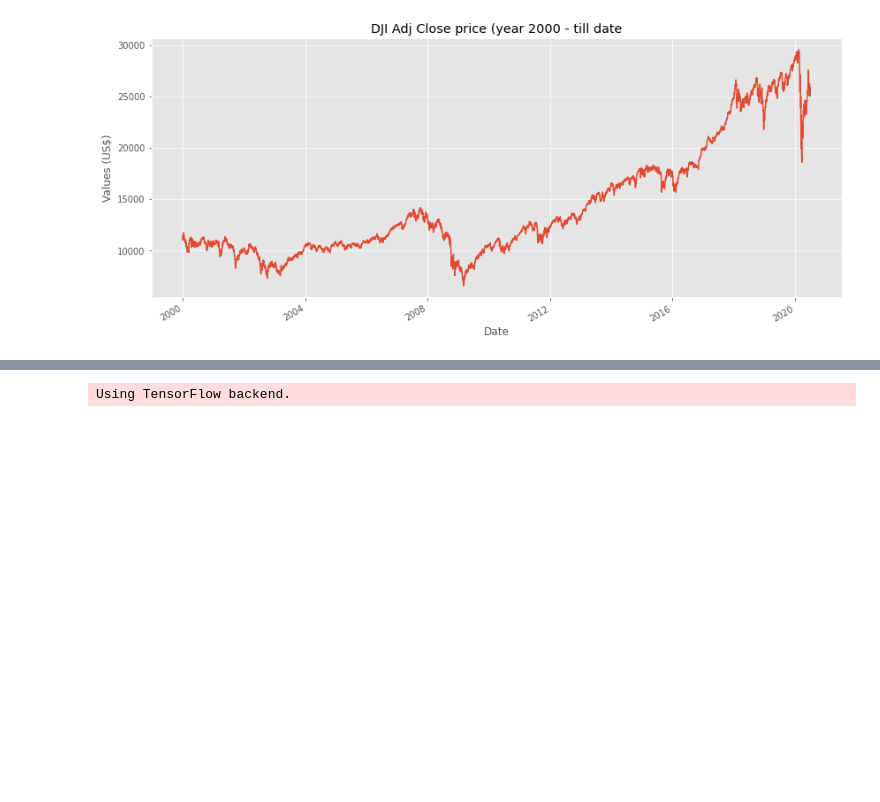
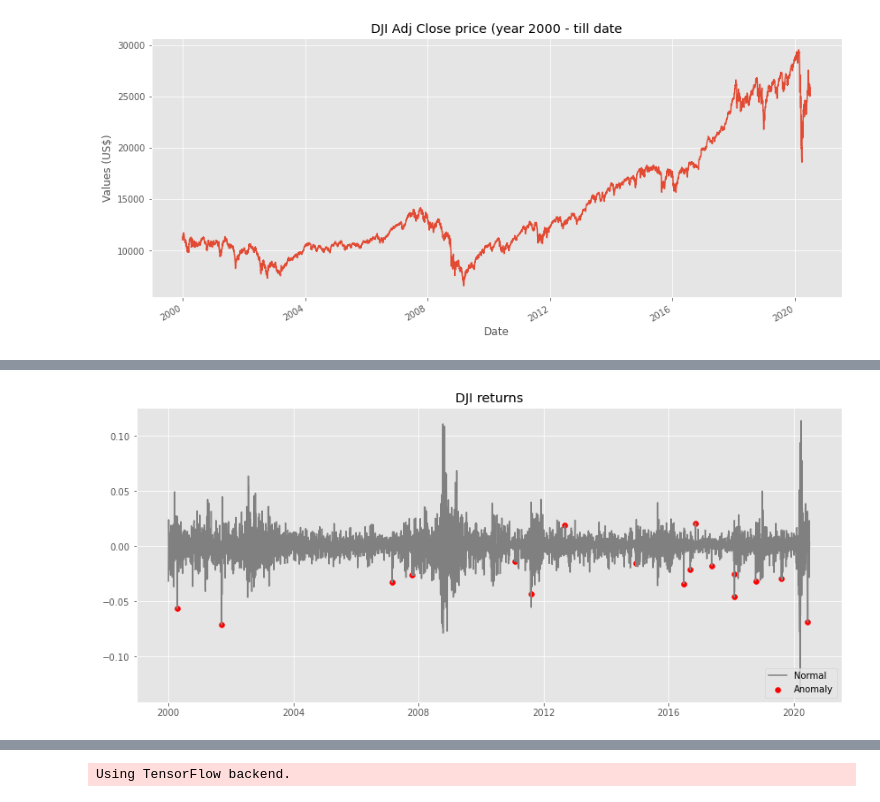
Before and after one commit to saritmaitra/Trading-strategy, a Jupyter notebook: LSTM_DJI.ipynb, the cells around one changed output, grey strips where cells are left out. Saved outputs shown, nothing was run; the diff lists cells and outputs as text; code cells hidden in the pictures; blank space fills up the shorter version.

```diff
--- a/LSTM_DJI.ipynb
+++ b/LSTM_DJI.ipynb
@@ -1431,0 +1451,30 @@ plt.show()
+# %%
+#Calculate the rolling mean and standard deviation:
+df_rolling = dji[['simple_rtn']].rolling(window=21) .agg(['mean', 'std'])
+df_rolling.columns = df_rolling.columns.droplevel()
+
+#Join the rolling metrics to the original data:
+df_outliers = dji.join(df_rolling)
+
+#Define a function for detecting outliers:
+def indentify_outliers(row, n_sigmas=3):
+  x = row['simple_rtn']
+  mu = row['mean']
+  sigma = row['std']
+  if (x > mu + 3 * sigma) | (x < mu - 3 * sigma):
+    return 1
+  else:
+    return 0
+
+#Identify the outliers and extract their values for later use:
+df_outliers['outlier'] = df_outliers.apply(indentify_outliers,axis=1)
+outliers = df_outliers.loc[df_outliers['outlier'] == 1,['simple_rtn']]
+
+#Plot the results:
+fig, ax = plt.subplots()
+ax.plot(df_outliers.index, df_outliers.simple_rtn, color='gray', label='Normal')
+ax.scatter(outliers.index, outliers.simple_rtn, color='red', label='Anomaly')
+ax.set_title("DJI returns")
+ax.legend(loc='lower right')
+plt.show()
+# %% [output]
@@ -1431,0 +1483 @@ plt.show()
+[figure, added]
```
Also changed, not shown: parts of 38 cells of this notebook.
